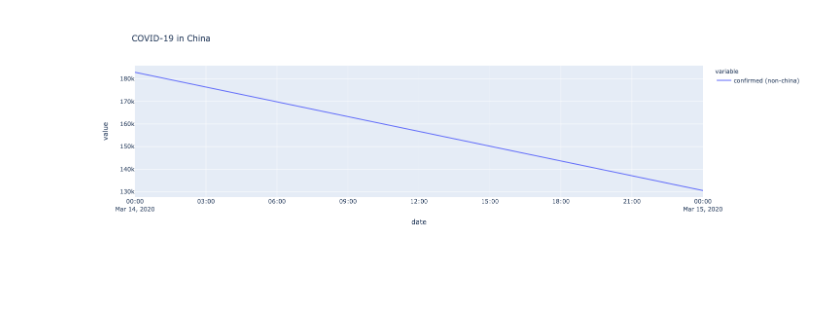
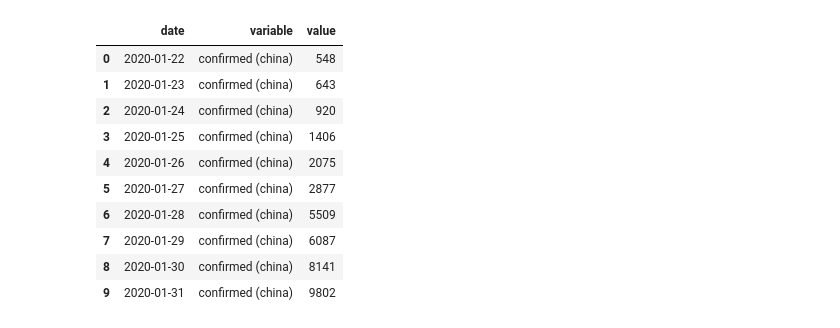
Before and after one commit to ivanmkc/covid19, a Jupyter notebook: covid.ipynb, the cells around one changed output. Cells and saved outputs as stored; diff of their text form; code cells hidden in the pictures; blank space fills up the shorter version.

```diff
--- a/covid.ipynb
+++ b/covid.ipynb
@@ -81,22 +67,18 @@ df_not_china = df_confirmed_grouped.query('countryregion != "Mainland China"')
-# %%
-# Plot each countries confirmed cases as a line
-
-# Seaborn stuff
-import seaborn as sns
-# Use seaborn style defaults and set the default figure size
-sns.set(rc={'figure.figsize':(22, 14)})
-
-import plotly.express as px
-
-# Prepare China
-df_china_prepared = df_china.droplevel('countryregion').rename(columns=lambda x: x+' (china)').reset_index().melt(id_vars="date")
-
-# Prepare non-China
-df_not_china_prepared = df_not_china.sum(level='date').fillna(0).rename(columns=lambda x: x+' (non-china)').reset_index().melt(id_vars="date")
-df_not_china_prepared.head(30)
-
-# Show fig
-fig = px.line(pd.concat([df_china_prepared, df_not_china_prepared]), x='date', y='value', color='variable', title='COVID-19 in China')
-fig.show()
-# %% [output]
-[figure, removed]
+# %%
+# Prepare China
+df_china = df_confirmed_grouped.query('countryregion == "China"')
+df_china_prepared = df_china.droplevel('countryregion').rename(columns=lambda x: x+' (china)').reset_index().melt(id_vars="date")
+
+df_china_prepared.head(10)
+# %% [output]
+|  | date | variable | value |
+| 0 | 2020-01-22 | confirmed (china) | 548 |
+| 1 | 2020-01-23 | confirmed (china) | 643 |
+| 2 | 2020-01-24 | confirmed (china) | 920 |
+| 3 | 2020-01-25 | confirmed (china) | 1406 |
+| 4 | 2020-01-26 | confirmed (china) | 2075 |
+| 5 | 2020-01-27 | confirmed (china) | 2877 |
+| 6 | 2020-01-28 | confirmed (china) | 5509 |
+| 7 | 2020-01-29 | confirmed (china) | 6087 |
+| 8 | 2020-01-30 | confirmed (china) | 8141 |
+| 9 | 2020-01-31 | confirmed (china) | 9802 |
```
Also changed, not shown: parts of 7 cells of this notebook.
